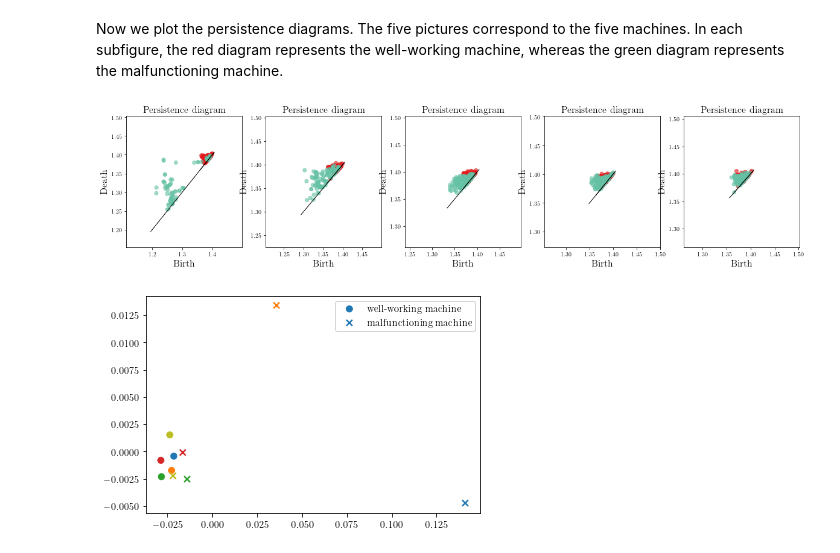
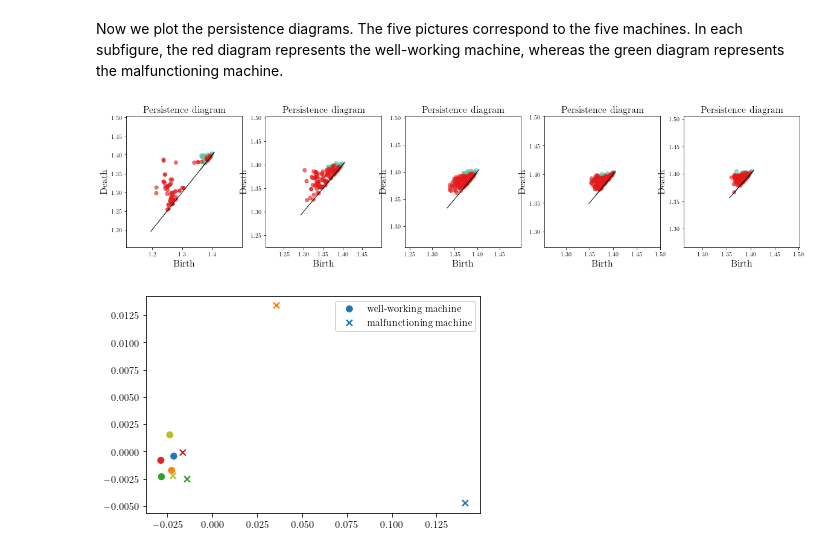
Before and after one commit to nihell/MachineSignalProcessing, a Jupyter notebook: data2_SWE.ipynb, the cells around one changed output. Drawn from its saved outputs; the diff is of its cells as text; code cells hidden in the pictures.

```diff
--- a/data2_SWE.ipynb
+++ b/data2_SWE.ipynb
@@ -133,16 +133,16 @@ In each subfigure, the red diagram represents the well-working machine, whereas
 # %%
 f,axes = plt.subplots(1,len(good_pds), figsize = (20,4))
 for i in range(0,len(good_pds)):
 
-    gd.plot_persistence_diagram(good_pds[i], axes=axes[i], greyblock=False)
-    gd.plot_persistence_diagram(bad_pds[i], axes=axes[i],colormap=cm.Set2.colors, greyblock=False)
+    gd.plot_persistence_diagram(good_pds[i], axes=axes[i],colormap=cm.Set2.colors, greyblock=False)
+    gd.plot_persistence_diagram(bad_pds[i], axes=axes[i], greyblock=False)
     #gd.plot_persistence_diagram([good_pds[i], bad_pds[i]], axes=axes[i])
     axes[i].set_xlim((np.min(bad_pds[i][:,0]-0.1),np.max(good_pds[i][:,0]+0.1)))
     axes[i].set_ylim((np.min(bad_pds[i][:,1]-0.1),np.max(good_pds[i][:,1]+0.1)))
-plt.savefig("PD1_VR_delay{}_dim{}.pdf".format(delay,dim))
+plt.savefig("data2_PD1_VR_delay{}_dim{}.pdf".format(delay,dim))
 plt.show()
 # %% [output]
-[figure, old version]
+[figure, new version]
 # %%
 n=2
 n_most_persistent_points = np.zeros((len(good_pds)+len(bad_pds), n))
```
Also changed, not shown: parts of 3 cells of this notebook, 58 other files.
